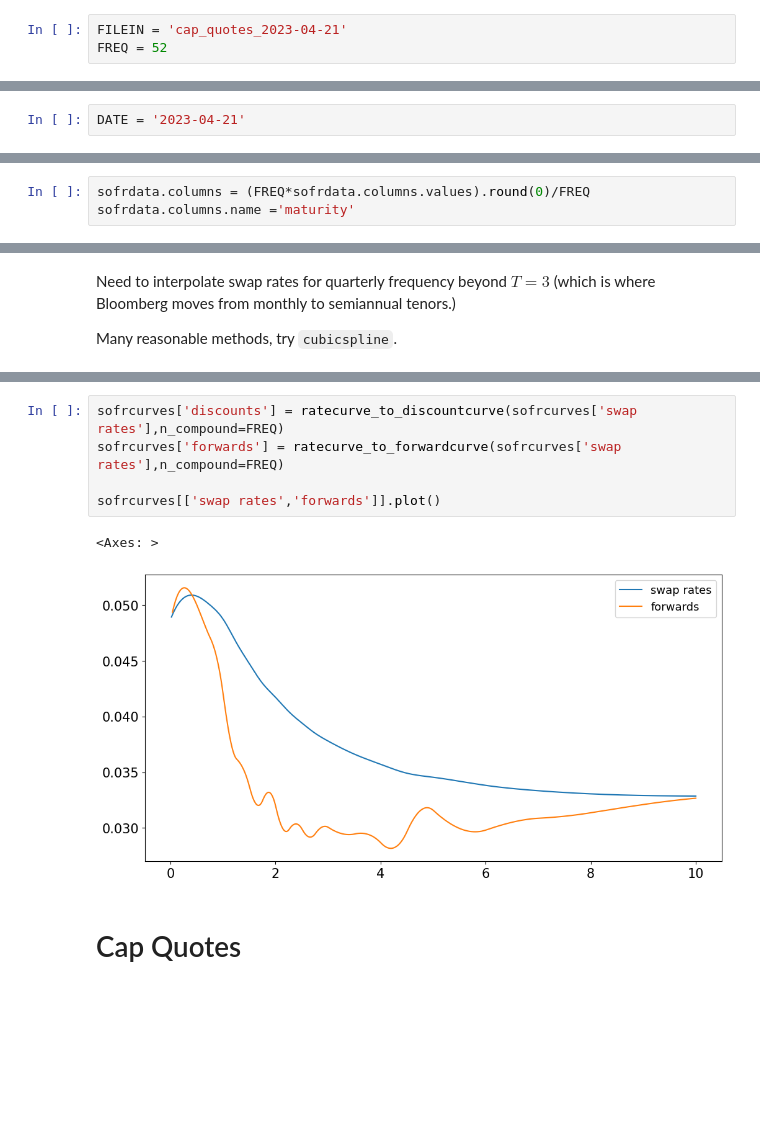
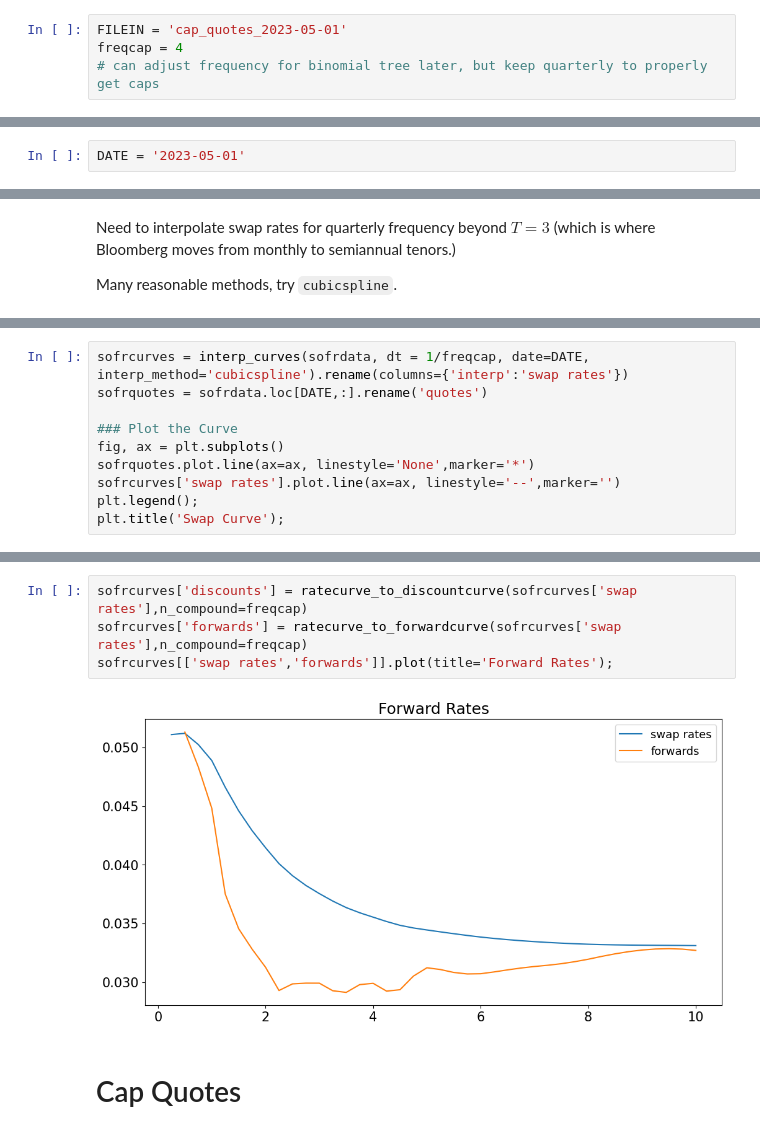
Before and after one commit to ttayl/finm-fiderivs-2023, a Jupyter notebook: build_data/Process Cap Quotes.ipynb, the cells around one changed output, grey strips where cells are left out. Drawn from its saved outputs; the diff is of its cells as text; blank space fills up the shorter version.

```diff
--- a/build_data/Process Cap Quotes.ipynb
+++ b/build_data/Process Cap Quotes.ipynb
@@ -33,12 +34,13 @@ from matplotlib.ticker import (MultipleLocator,
 # %% [markdown]
 ***
 # %%
-FILEIN = 'cap_quotes_2023-04-21'
-FREQ = 52
+FILEIN = 'cap_quotes_2023-05-01'
+freqcap = 4
+# can adjust frequency for binomial tree later, but keep quarterly to properly get caps
 # %% [markdown]
 ### Select Date for Analysis
 # %%
-DATE = '2023-04-21'
+DATE = '2023-05-01'
 # %% [markdown]
 ### Export Curves to Excel
 # %%
@@ -59,6 +59,3 @@ For more precise work, would need to make use of the precise maturities, but for
-# %%
-sofrdata.columns = (FREQ*sofrdata.columns.values).round(0)/FREQ
-sofrdata.columns.name ='maturity'
 # %% [markdown]
 Bloomberg reports rates as percentages; convert to numbers.
 # %%
@@ -84,0 +99,10 @@ plot_interp_curves(sofrcurves)
+# %%
+sofrcurves = interp_curves(sofrdata, dt = 1/freqcap, date=DATE, interp_method='cubicspline').rename(columns={'interp':'swap rates'})
+sofrquotes = sofrdata.loc[DATE,:].rename('quotes')
+
+### Plot the Curve
+fig, ax = plt.subplots()
+sofrquotes.plot.line(ax=ax, linestyle='None',marker='*')
+sofrcurves['swap rates'].plot.line(ax=ax, linestyle='--',marker='')
+plt.legend();
+plt.title('Swap Curve');
@@ -85,11 +111,9 @@ plot_interp_curves(sofrcurves)
 # %%
-sofrcurves['discounts'] = ratecurve_to_discountcurve(sofrcurves['swap rates'],n_compound=FREQ)
-sofrcurves['forwards'] = ratecurve_to_forwardcurve(sofrcurves['swap rates'],n_compound=FREQ)
-
-sofrcurves[['swap rates','forwards']].plot()
+sofrcurves['discounts'] = ratecurve_to_discountcurve(sofrcurves['swap rates'],n_compound=freqcap)
+sofrcurves['forwards'] = ratecurve_to_forwardcurve(sofrcurves['swap rates'],n_compound=freqcap)
+sofrcurves[['swap rates','forwards']].plot(title='Forward Rates');
 # %% [output]
-<Axes: >
-[figure, old version]
+[figure, new version]
 # %% [markdown]
 # Cap Quotes
 # %%
```
Also changed, not shown: parts of 12 cells of this notebook, 14 other files.
